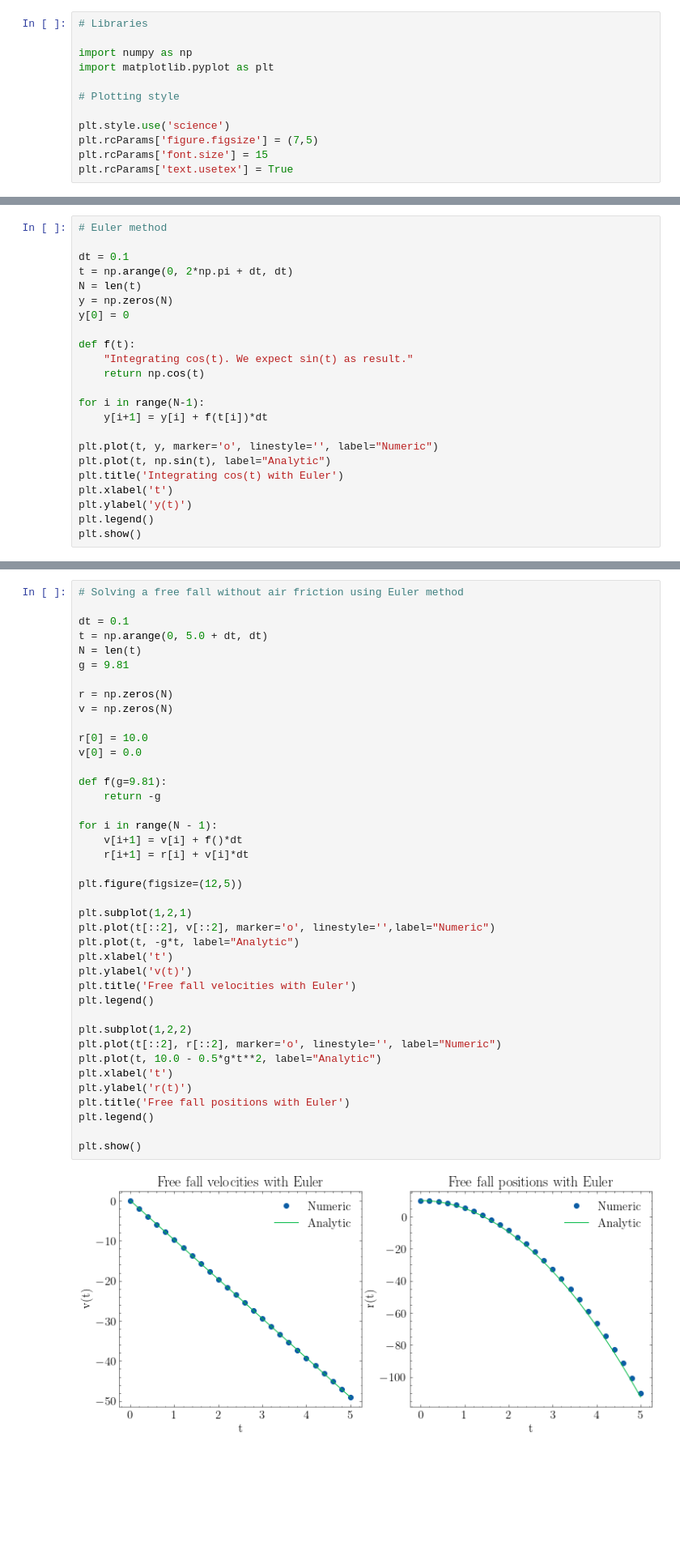
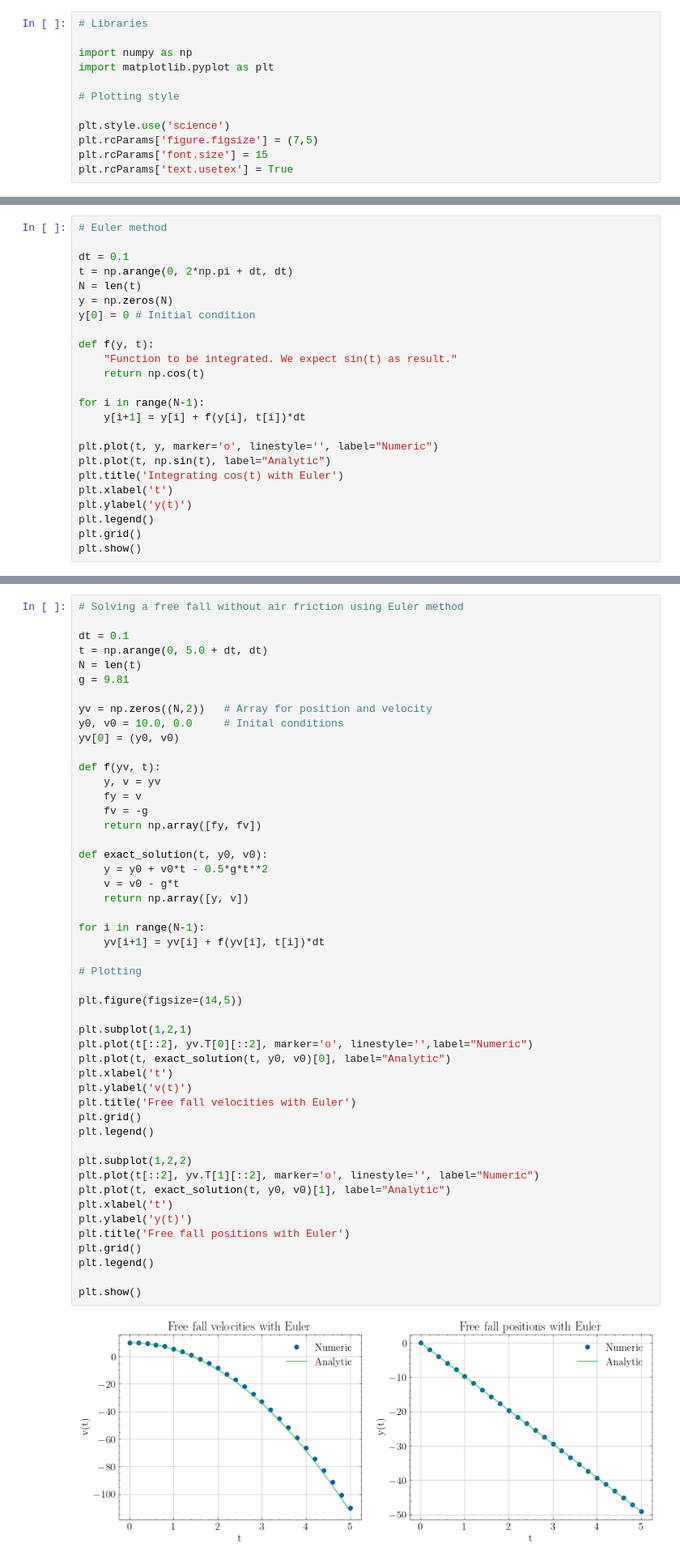
Before and after one commit to franklinzppa/fisica-computacional, a Jupyter notebook: Week 1 - ODE in 1D.ipynb, the cells around one changed output, grey strips where cells are left out. Shown at 81% size. Saved outputs shown, nothing was run; the diff lists cells and outputs as text; blank space fills up the shorter version.

```diff
--- a/Week 1 - ODE in 1D.ipynb
+++ b/Week 1 - ODE in 1D.ipynb
@@ -36,14 +62,14 @@ dt = 0.1
 t = np.arange(0, 2*np.pi + dt, dt)
 N = len(t)
 y = np.zeros(N)
-y[0] = 0
+y[0] = 0 # Initial condition
 
-def f(t):
-    "Integrating cos(t). We expect sin(t) as result."
+def f(y, t):
+    "Function to be integrated. We expect sin(t) as result."
     return np.cos(t)
 
 for i in range(N-1):
-    y[i+1] = y[i] + f(t[i])*dt
+    y[i+1] = y[i] + f(y[i], t[i])*dt
 
 plt.plot(t, y, marker='o', linestyle='', label="Numeric")
 plt.plot(t, np.sin(t), label="Analytic")
@@ -51,5 +77,6 @@ plt.title('Integrating cos(t) with Euler')
 plt.xlabel('t')
 plt.ylabel('y(t)')
 plt.legend()
+plt.grid()
 plt.show()
 # %% [output]
@@ -110,45 +143,54 @@ $$ v_{i+1} = v_i + f(r_i, t_i) \Delta t $$
 # %%
 # Solving a free fall without air friction using Euler method
 
 dt = 0.1
 t = np.arange(0, 5.0 + dt, dt)
 N = len(t)
 g = 9.81
 
-r = np.zeros(N)
-v = np.zeros(N)
+yv = np.zeros((N,2))   # Array for position and velocity
+y0, v0 = 10.0, 0.0     # Inital conditions
+yv[0] = (y0, v0)
 
-r[0] = 10.0
-v[0] = 0.0
+def f(yv, t):
+    y, v = yv
+    fy = v
+    fv = -g
+    return np.array([fy, fv])
 
-def f(g=9.81):
-    return -g
+def exact_solution(t, y0, v0):
+    y = y0 + v0*t - 0.5*g*t**2
+    v = v0 - g*t
+    return np.array([y, v])
 
-for i in range(N - 1):
-    v[i+1] = v[i] + f()*dt
-    r[i+1] = r[i] + v[i]*dt
+for i in range(N-1):
+    yv[i+1] = yv[i] + f(yv[i], t[i])*dt
 
-plt.figure(figsize=(12,5))
+# Plotting
+
+plt.figure(figsize=(14,5))
 
 plt.subplot(1,2,1)
-plt.plot(t[::2], v[::2], marker='o', linestyle='',label="Numeric")
-plt.plot(t, -g*t, label="Analytic")
+plt.plot(t[::2], yv.T[0][::2], marker='o', linestyle='',label="Numeric")
+plt.plot(t, exact_solution(t, y0, v0)[0], label="Analytic")
 plt.xlabel('t')
 plt.ylabel('v(t)')
 plt.title('Free fall velocities with Euler')
+plt.grid()
 plt.legend()
 
 plt.subplot(1,2,2)
-plt.plot(t[::2], r[::2], marker='o', linestyle='', label="Numeric")
-plt.plot(t, 10.0 - 0.5*g*t**2, label="Analytic")
+plt.plot(t[::2], yv.T[1][::2], marker='o', linestyle='', label="Numeric")
+plt.plot(t, exact_solution(t, y0, v0)[1], label="Analytic")
 plt.xlabel('t')
-plt.ylabel('r(t)')
+plt.ylabel('y(t)')
 plt.title('Free fall positions with Euler')
+plt.grid()
 plt.legend()
 
 plt.show()
 # %% [output]
-[figure, old version]
+[figure, new version]
 # %% [markdown]
 ## Modified Euler method
 # %% [markdown]
```
Also changed, not shown: parts of 10 cells of this notebook.
